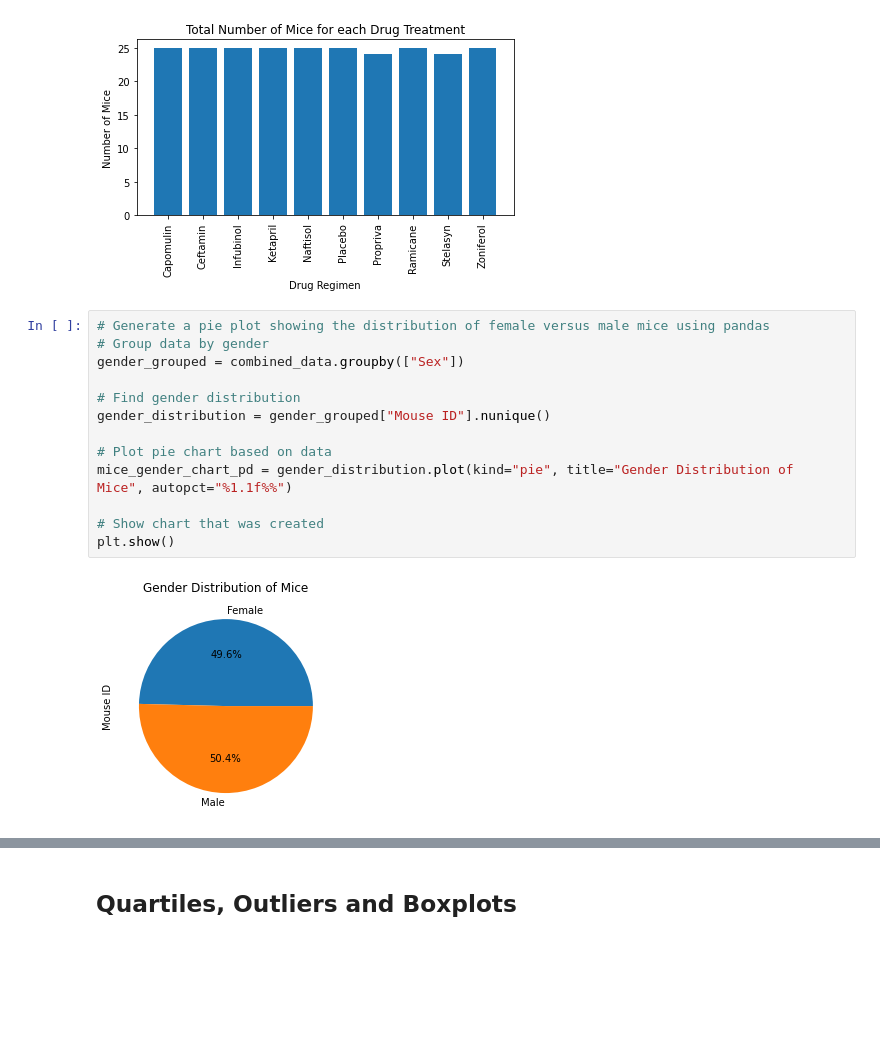
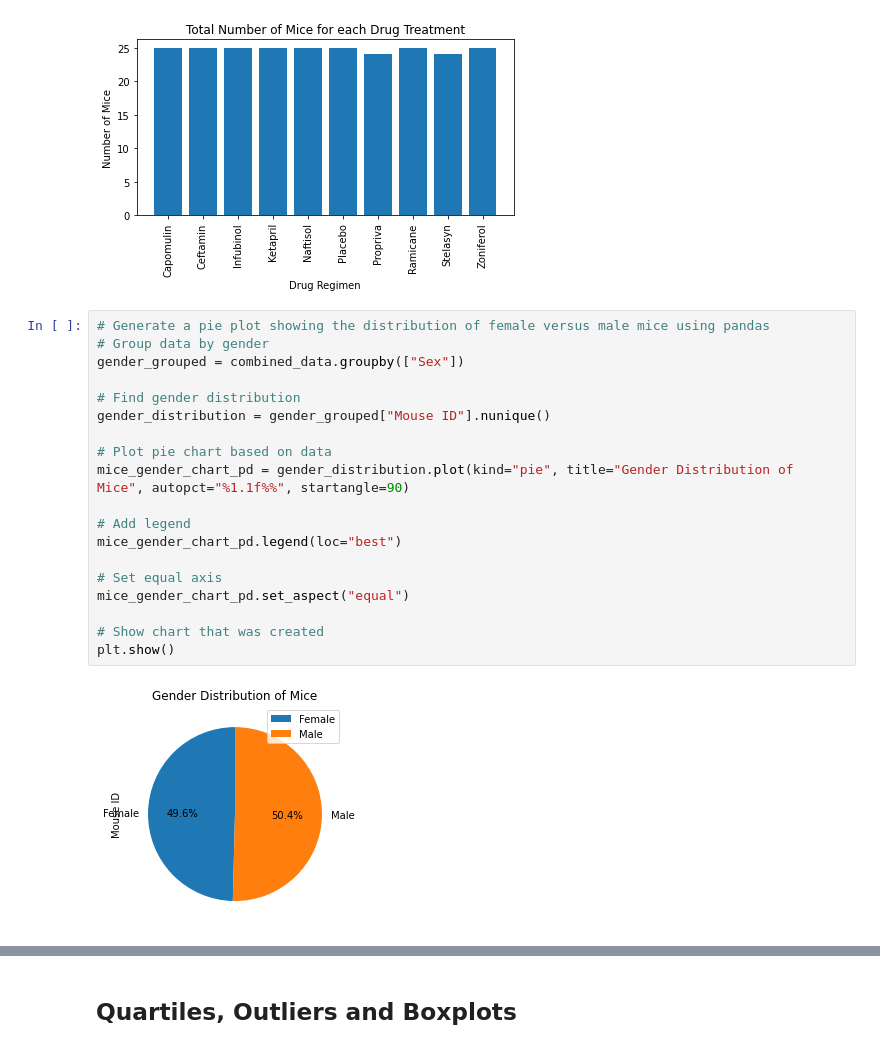
Before and after one commit to jeremychiaa/matplotlib-challenge, a Jupyter notebook: pymaceuticals_starter.ipynb, the cells around one changed output, grey strips where cells are left out. Cells and saved outputs as stored; diff of their text form; blank space fills up the shorter version.

Commit message:
charts aesthetics

```diff
--- a/pymaceuticals_starter.ipynb
+++ b/pymaceuticals_starter.ipynb
@@ -199,18 +199,24 @@ plt.show()
 # %%
 # Generate a pie plot showing the distribution of female versus male mice using pandas
 # Group data by gender
 gender_grouped = combined_data.groupby(["Sex"])
 
 # Find gender distribution
 gender_distribution = gender_grouped["Mouse ID"].nunique()
 
 # Plot pie chart based on data
-mice_gender_chart_pd = gender_distribution.plot(kind="pie", title="Gender Distribution of Mice", autopct="%1.1f%%")
+mice_gender_chart_pd = gender_distribution.plot(kind="pie", title="Gender Distribution of Mice", autopct="%1.1f%%", startangle=90)
+
+# Add legend
+mice_gender_chart_pd.legend(loc="best")
+
+# Set equal axis
+mice_gender_chart_pd.set_aspect("equal")
 
 # Show chart that was created
 plt.show()
 # %% [output]
-[figure, old version]
+[figure, new version]
 # %%
 # Generate a pie plot showing the distribution of female versus male mice using pyplot
 gender = ["Male", "Female"]
```
Also changed, not shown: parts of 1 cell of this notebook.
